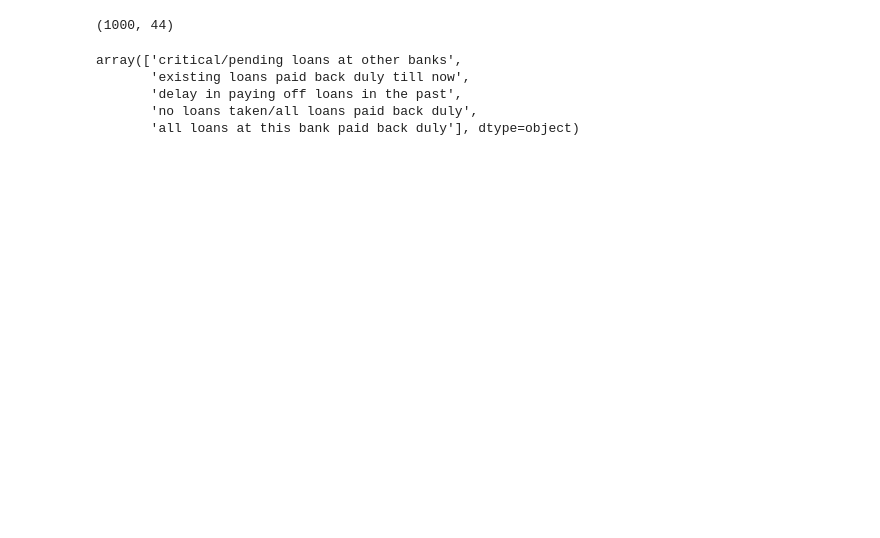
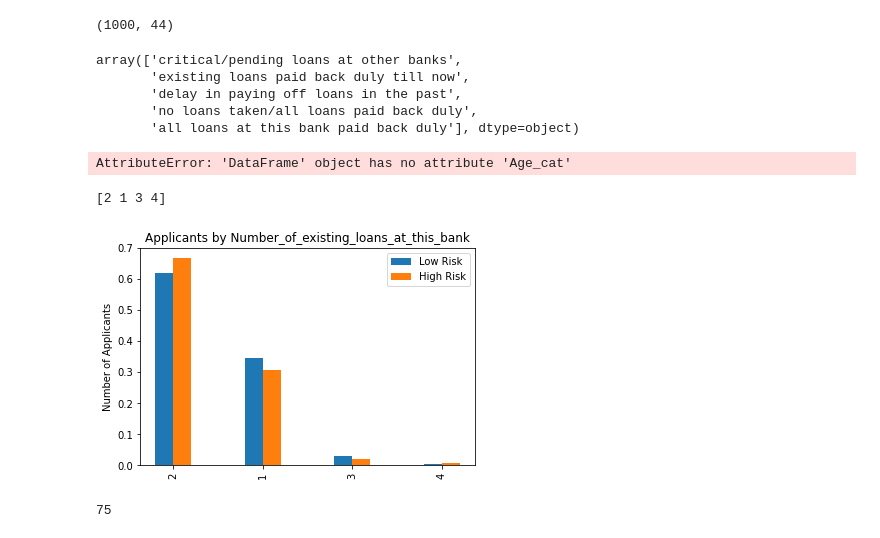
Before and after one commit to pgaggar/credit-worthiness, a Jupyter notebook: experiments/exploratory_data_analysis.ipynb, the cells around one changed output. Cells and saved outputs as stored; diff of their text form; code cells hidden in the pictures; blank space fills up the shorter version.

```diff
--- a/experiments/exploratory_data_analysis.ipynb
+++ b/experiments/exploratory_data_analysis.ipynb
@@ -166,3 +189,47 @@ array(['critical/pending loans at other banks',
        'delay in paying off loans in the past',
        'no loans taken/all loans paid back duly',
        'all loans at this bank paid back duly'], dtype=object)
+# %%
+df_credit.Age_cat
+# %% [output]
+AttributeError: 'DataFrame' object has no attribute 'Age_cat'
+# %%
+import matplotlib.pyplot as plt
+
+ax = plt.subplot(111)
+
+field = 'Number_of_existing_loans_at_this_bank'
+
+labels = df_credit[field].unique()
+
+x_axis = np.array(range(len(labels)))
+
+print(labels)
+
+filtered_df_low_risk = df_credit[df_credit['high_risk_applicant'] == 0]
+
+plot_data_lr = filtered_df_low_risk[field].value_counts()
+
+ax.bar(x_axis - 0.1, plot_data_lr.values / sum(plot_data_lr.values), width = 0.2, align='center', label='Low Risk')
+
+filtered_df_high_risk = df_credit[df_credit['high_risk_applicant'] == 1]
+
+plot_data_hr = filtered_df_high_risk[field].value_counts()
+
+ax.bar(x_axis + 0.1, plot_data_hr.values / sum(plot_data_hr.values), width = 0.2, align='center', label='High Risk')
+
+
+ax.set_ylabel('Number of Applicants')
+ax.set_title('Applicants by {}'.format(field))
+ax.set_xticks(x_axis)
+plt.xticks(rotation=90)
+ax.set_xticklabels(labels)
+ax.legend()
+plt.show()
+# %% [output]
+[2 1 3 4]
+[figure, added]
+# %%
+combined_df['Primary_applicant_age_in_years'].max()
+# %% [output]
+75
```
Also changed, not shown: parts of 7 cells of this notebook, 32 other files.
